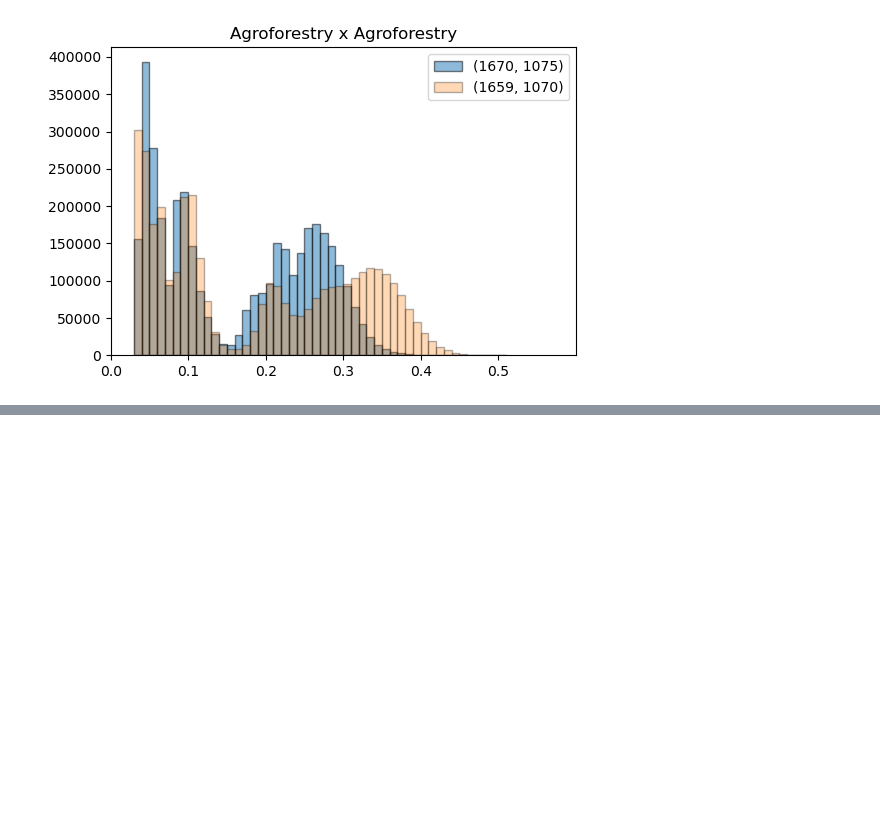
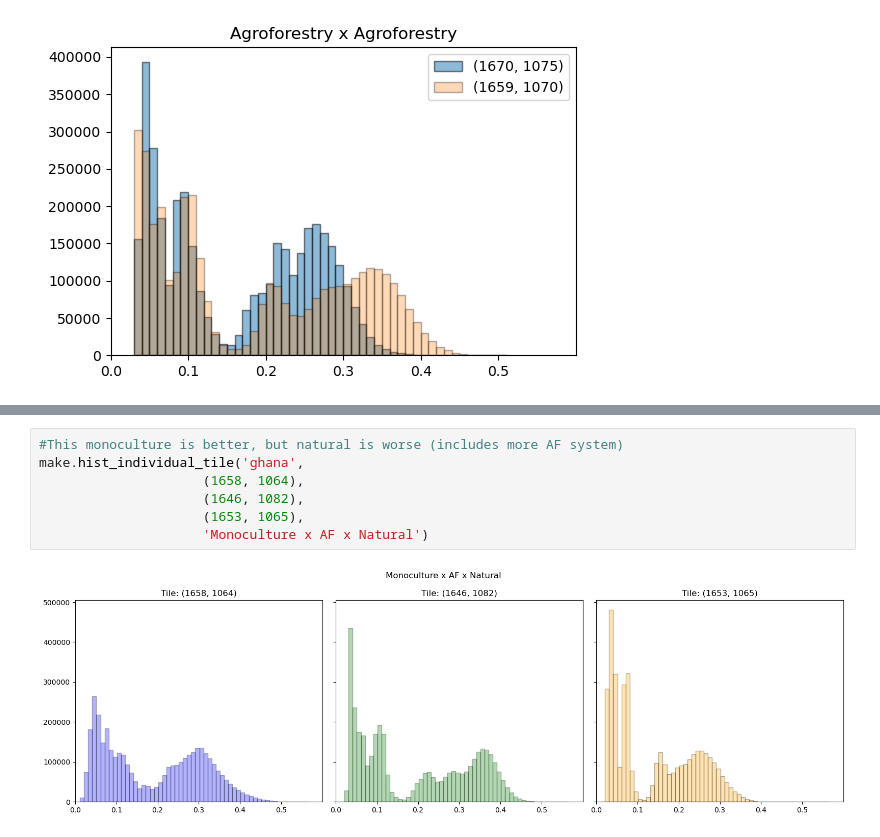
Before and after one commit to wri/plantation_classifier, a Jupyter notebook: notebooks/analyses/publication_visuals.ipynb, the cells around one changed output, grey strips where cells are left out. Saved outputs shown, nothing was run; the diff lists cells and outputs as text; blank space fills up the shorter version.

```diff
--- a/notebooks/analyses/publication_visuals.ipynb
+++ b/notebooks/analyses/publication_visuals.ipynb
@@ -75,0 +73,9 @@ make.hist_compare_s2_byband('ghana', (1668, 1074), (1669, 1073), 'Natural x Mono
+# %%
+#This monoculture is better, but natural is worse (includes more AF system)
+make.hist_individual_tile('ghana',
+                     (1658, 1064),
+                     (1646, 1082),
+                     (1653, 1065),
+                     'Monoculture x AF x Natural')
+# %% [output]
+[figure, added]
```
Also changed, not shown: parts of 20 cells of this notebook.
